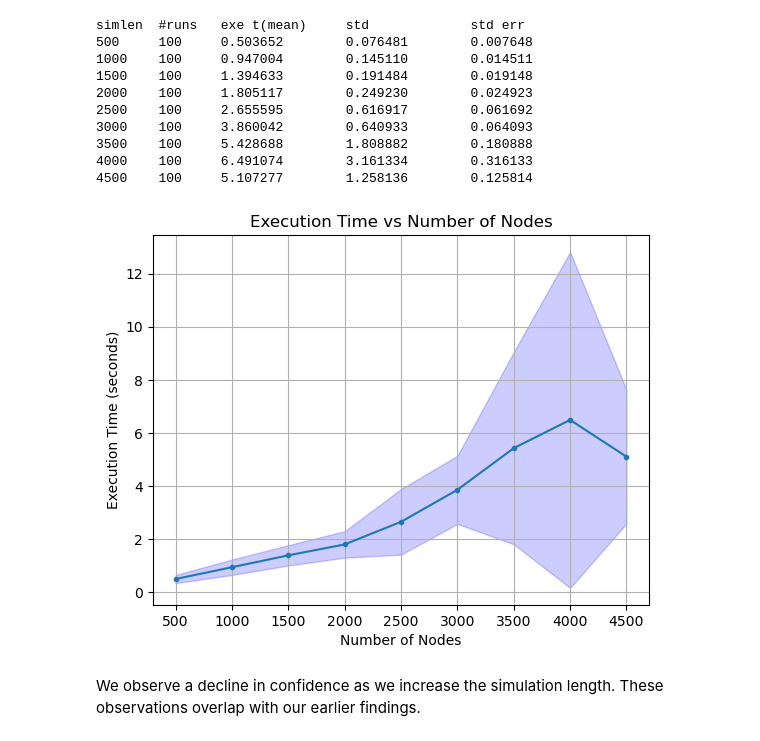
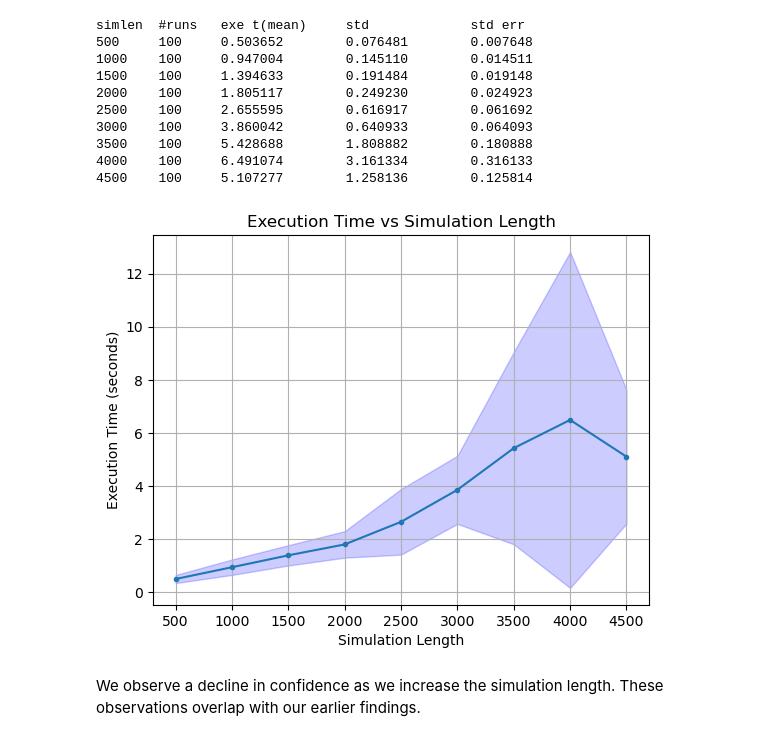
Before and after one commit to SupplyChainSimulation/SupplyNetPy, a Jupyter notebook: examples/notebooks/performance_ana.ipynb, the cells around one changed output. Saved outputs shown, nothing was run; the diff lists cells and outputs as text; code cells hidden in the pictures.

```diff
--- a/examples/notebooks/performance_ana.ipynb
+++ b/examples/notebooks/performance_ana.ipynb
@@ -346,18 +346,18 @@ exe_time = {'500': [0.4581120014190674, 0.45059800148010254, 0.5010545253753662,
             }
 
 #figure(figsize=(20, 10), dpi=60)
 plt.plot(list(exe_time.keys()), [sum(exe_time[f"{N}"])/num_of_sim_runs for N in exe_time.keys()], marker='.')
 plt.fill_between(list(exe_time.keys()),
                  [np.mean(exe_time[f"{N}"]) - 2*np.std(exe_time[f"{N}"]) for N in exe_time.keys()],
                  [np.mean(exe_time[f"{N}"]) + 2*np.std(exe_time[f"{N}"]) for N in exe_time.keys()],
                  alpha=0.2, color='blue', label='Execution Time')
-plt.xlabel("Number of Nodes")
+plt.xlabel("Simulation Length")
 plt.ylabel("Execution Time (seconds)")
-plt.title("Execution Time vs Number of Nodes")
+plt.title("Execution Time vs Simulation Length")
 plt.grid()
 plt.show()
 # %% [output]
-[figure, old version]
+[figure, new version]
 # %% [markdown]
 We observe a decline in confidence as we increase the simulation length. These observations overlap with our earlier findings.
 # %% [markdown]
```
Also changed, not shown: parts of 1 cell of this notebook.
